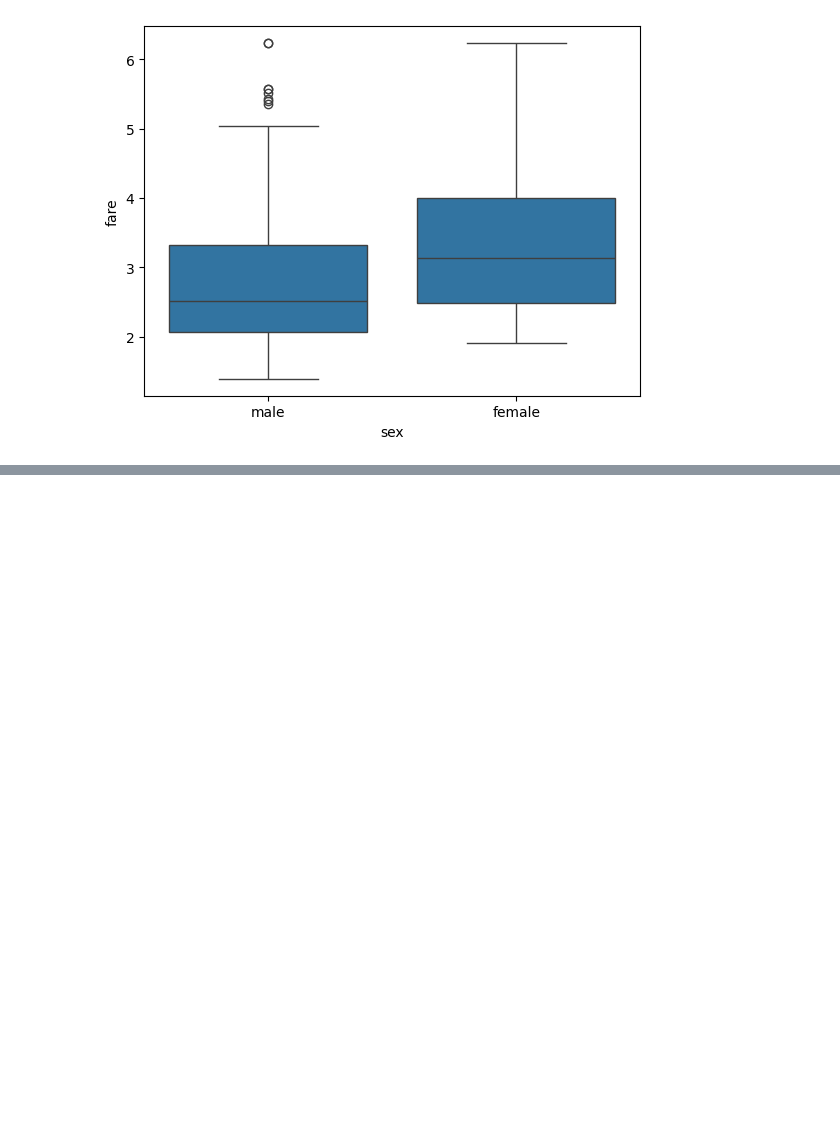
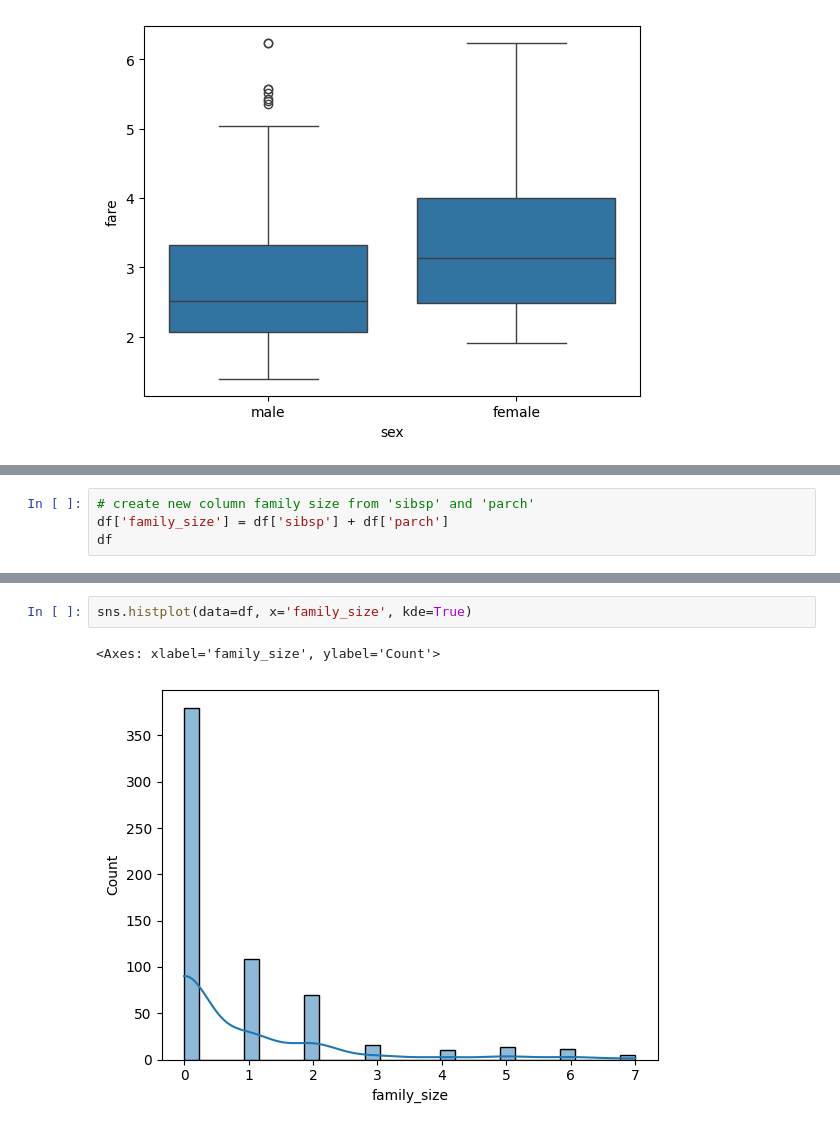
Before and after one commit to gak92/pkc2023, a Jupyter notebook: day_15_data_wrangling/data_wrangling.ipynb, the cells around one changed output, grey strips where cells are left out. Saved outputs shown, nothing was run; the diff lists cells and outputs as text; blank space fills up the shorter version.

```diff
--- a/day_15_data_wrangling/data_wrangling.ipynb
+++ b/day_15_data_wrangling/data_wrangling.ipynb
@@ -435,0 +450,4 @@ sns.boxplot(data=kashti, x='sex', y='fare')
+# %%
+# create new column family size from 'sibsp' and 'parch'
+df['family_size'] = df['sibsp'] + df['parch']
+df
@@ -435,0 +468,5 @@ sns.boxplot(data=kashti, x='sex', y='fare')
+# %%
+sns.histplot(data=df, x='family_size', kde=True)
+# %% [output]
+<Axes: xlabel='family_size', ylabel='Count'>
+[figure, added]
```
Also changed, not shown: parts of 6 cells of this notebook.
